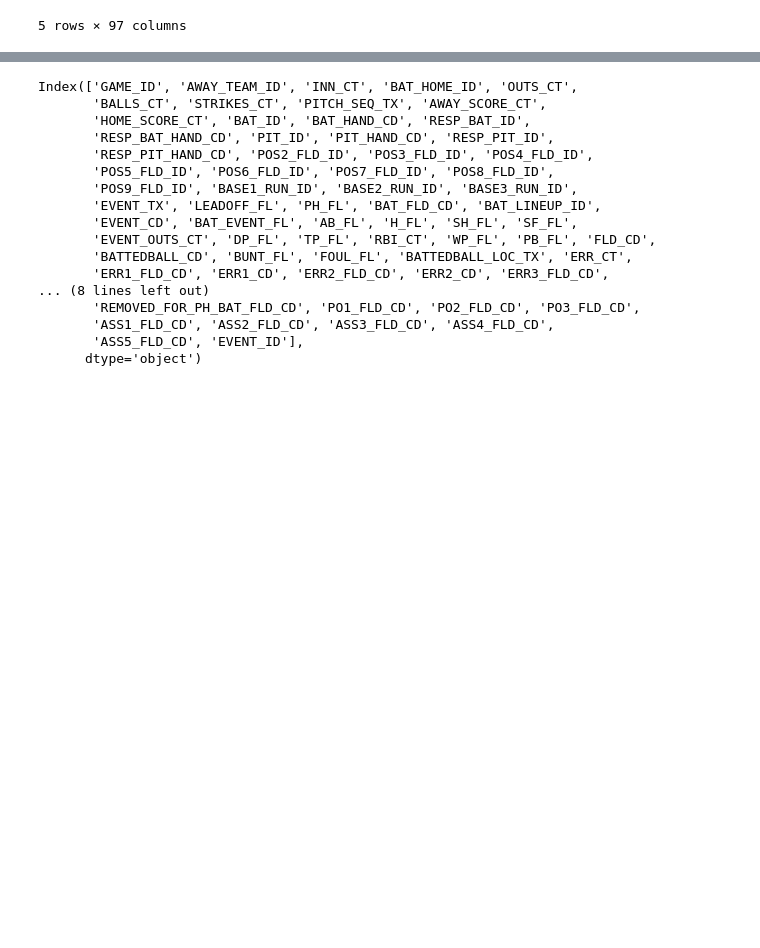
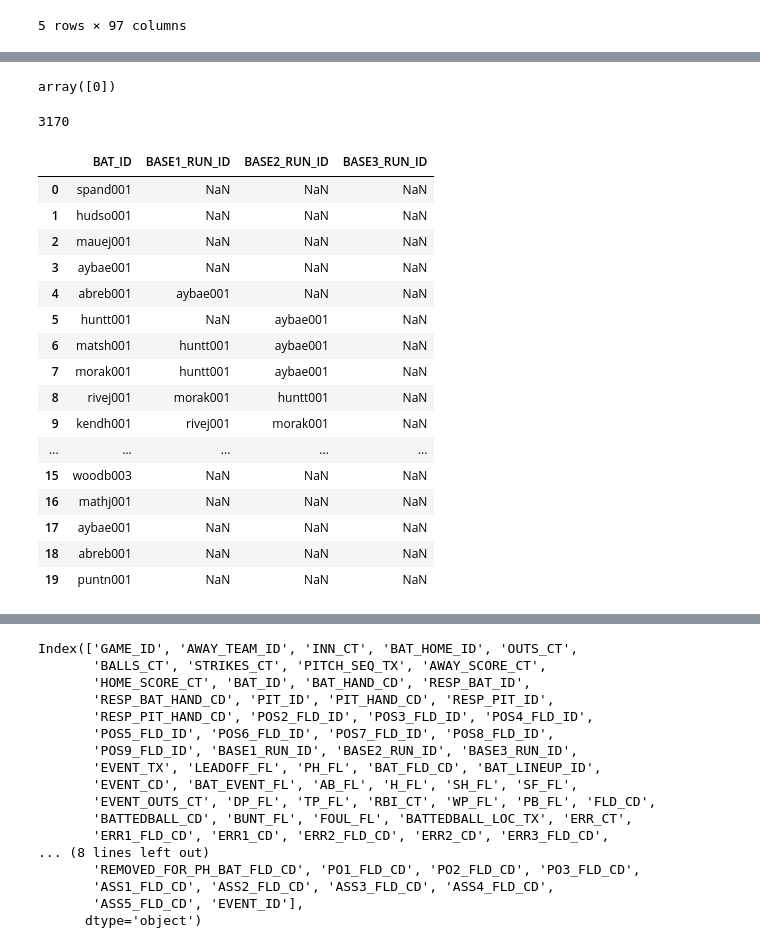
Before and after one commit to yonsweng/baseball-win-prediction, a Jupyter notebook: notebooks/data_lookup.ipynb, the cells around one changed output, grey strips where cells are left out. Cells and saved outputs as stored; diff of their text form; code cells hidden in the pictures; blank space fills up the shorter version.

```diff
--- a/notebooks/data_lookup.ipynb
+++ b/notebooks/data_lookup.ipynb
@@ -13,0 +50,28 @@ data.head()
+# %%
+d['INN_CT'].where(d['BAT_HOME_ID'] == 1, d['OUTS_CT']).values
+# %% [output]
+array([0])
+# %%
+len(list(data['BAT_ID'].unique()) + list(data['BASE1_RUN_ID'].unique()) + list(data['BASE2_RUN_ID'].unique()) + list(data['BASE3_RUN_ID'].unique()))
+# %% [output]
+3170
+# %%
+data[['BAT_ID', 'BASE1_RUN_ID', 'BASE2_RUN_ID', 'BASE3_RUN_ID']].head(20)
+# %% [output]
+|  | BAT_ID | BASE1_RUN_ID | BASE2_RUN_ID | BASE3_RUN_ID |
+| 0 | spand001 | NaN | NaN | NaN |
+| 1 | hudso001 | NaN | NaN | NaN |
+| 2 | mauej001 | NaN | NaN | NaN |
+| 3 | aybae001 | NaN | NaN | NaN |
+| 4 | abreb001 | aybae001 | NaN | NaN |
+| 5 | huntt001 | NaN | aybae001 | NaN |
+| 6 | matsh001 | huntt001 | aybae001 | NaN |
+| 7 | morak001 | huntt001 | aybae001 | NaN |
+| 8 | rivej001 | morak001 | huntt001 | NaN |
+| 9 | kendh001 | rivej001 | morak001 | NaN |
+| ... | ... | ... | ... | ... |
+| 15 | woodb003 | NaN | NaN | NaN |
+| 16 | mathj001 | NaN | NaN | NaN |
+| 17 | aybae001 | NaN | NaN | NaN |
+| 18 | abreb001 | NaN | NaN | NaN |
+| 19 | puntn001 | NaN | NaN | NaN |
```
Also changed, not shown: parts of 27 cells of this notebook, 13 other files.
